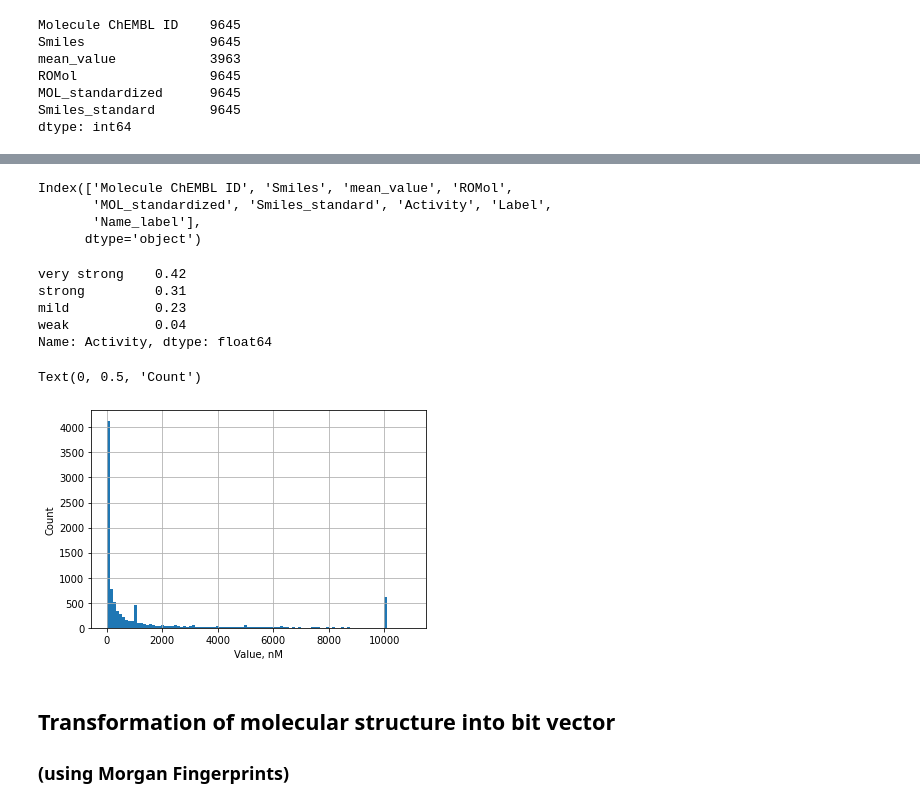
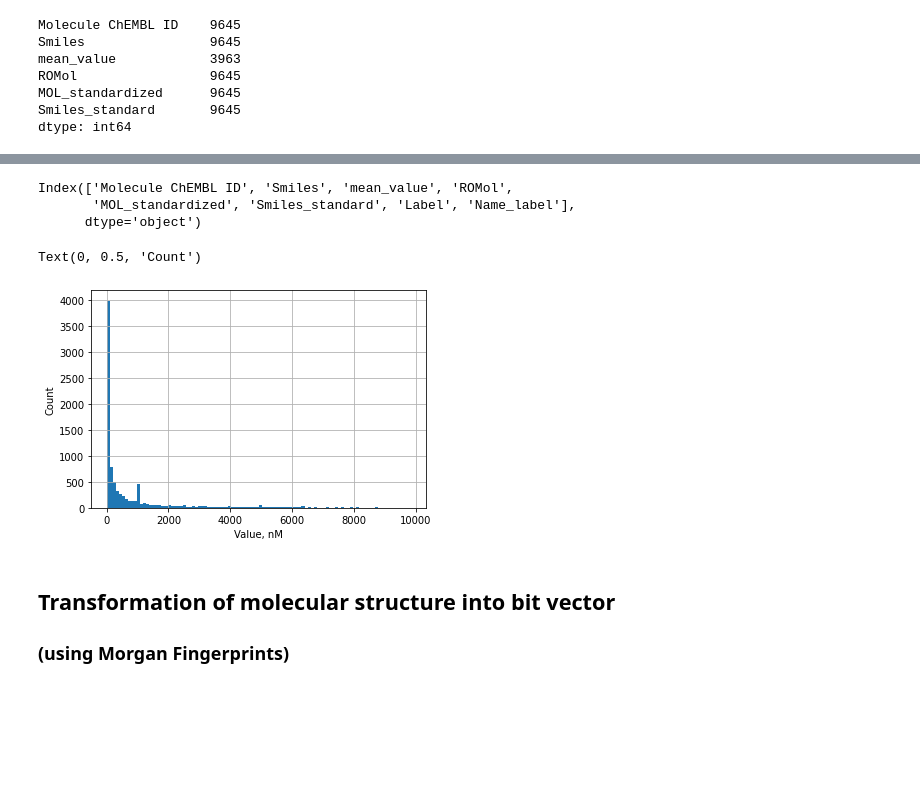
Before and after one commit to kuteykin/HTR2a-bioactivity-prediction, a Jupyter notebook: 5_ht2a_receptor_bioactivity_predictor.ipynb, the cells around one changed output, grey strips where cells are left out. Saved outputs shown, nothing was run; the diff lists cells and outputs as text; code cells hidden in the pictures; blank space fills up the shorter version.

```diff
--- a/5_ht2a_receptor_bioactivity_predictor.ipynb
+++ b/5_ht2a_receptor_bioactivity_predictor.ipynb
@@ -295,18 +317,20 @@ dtype: int64
 * Class 2: '**strong**'. Active between 100 nM and 1000 nM
 * Class 3: '**very strong**' Active at < 100 nM
 # %%
-conditions_activity = [(df.mean_value <= 100),
-                       ((df.mean_value > 100) & (df.mean_value <= 1000)),
-                       ((df.mean_value > 1000) & (df.mean_value <= 10000)),
-                       (df.mean_value > 10000)]
-labels_activity = ['very strong',
-                   'strong',
-                   'mild',
-                   'weak']
-df['Activity'] = np.select(conditions_activity, labels_activity)
+# conditions_activity = [(df.mean_value <= 100),
+#                       ((df.mean_value > 100) & (df.mean_value <= 1000)),
+#                       ((df.mean_value > 1000) & (df.mean_value <= 10000)),
+#                       (df.mean_value > 10000)]
+# labels_activity = ['very strong',
+#                   'strong',
+#                   'mild',
+#                   'weak']
+# df['Activity'] = np.select(conditions_activity, labels_activity)
 
-labels = [3, 2, 1, 0]
-df['Label'] = np.select(conditions_activity, labels)
+# labels = [3, 2, 1, 0]
+# df['Label'] = np.select(conditions_activity, labels)
+# %%
+df['Label'] = np.where(df.mean_value < 10000, 1, 0)
 # %%
 df
 # %% [output]
@@ -329,8 +353,7 @@ df['Name_label']= df['Molecule ChEMBL ID'].astype(str) + '_' + df.Label.astype(s
 df.columns
 # %% [output]
 Index(['Molecule ChEMBL ID', 'Smiles', 'mean_value', 'ROMol',
-       'MOL_standardized', 'Smiles_standard', 'Activity', 'Label',
-       'Name_label'],
+       'MOL_standardized', 'Smiles_standard', 'Label', 'Name_label'],
       dtype='object')
 # %%
 # Save important columns from datasets as CSV
@@ -344,20 +367,14 @@ df[['Smiles_standard', 'Name_label']].to_csv('Output/serotonin_labeled.smi', sep
 # %%
 df = df.drop(['Smiles', 'ROMol'], axis = 1)
 # %%
-df['Activity'].value_counts(normalize=True)
+# df['Activity'].value_counts(normalize=True)
-# %% [output]
-very strong    0.42
-strong         0.31
-mild           0.23
-weak           0.04
-Name: Activity, dtype: float64
 # %%
-df[df.mean_value < 11000]['mean_value'].hist(bins=100)
+df[df.mean_value < 10000]['mean_value'].hist(bins=100)
 plt.xlabel('Value, nM')
 plt.ylabel('Count')
 # %% [output]
 Text(0, 0.5, 'Count')
-[figure, old version]
+[figure, new version]
 # %% [markdown]
 ## Transformation of molecular structure into bit vector
 ### (using Morgan Fingerprints)
```
Also changed, not shown: parts of 33 cells of this notebook.
